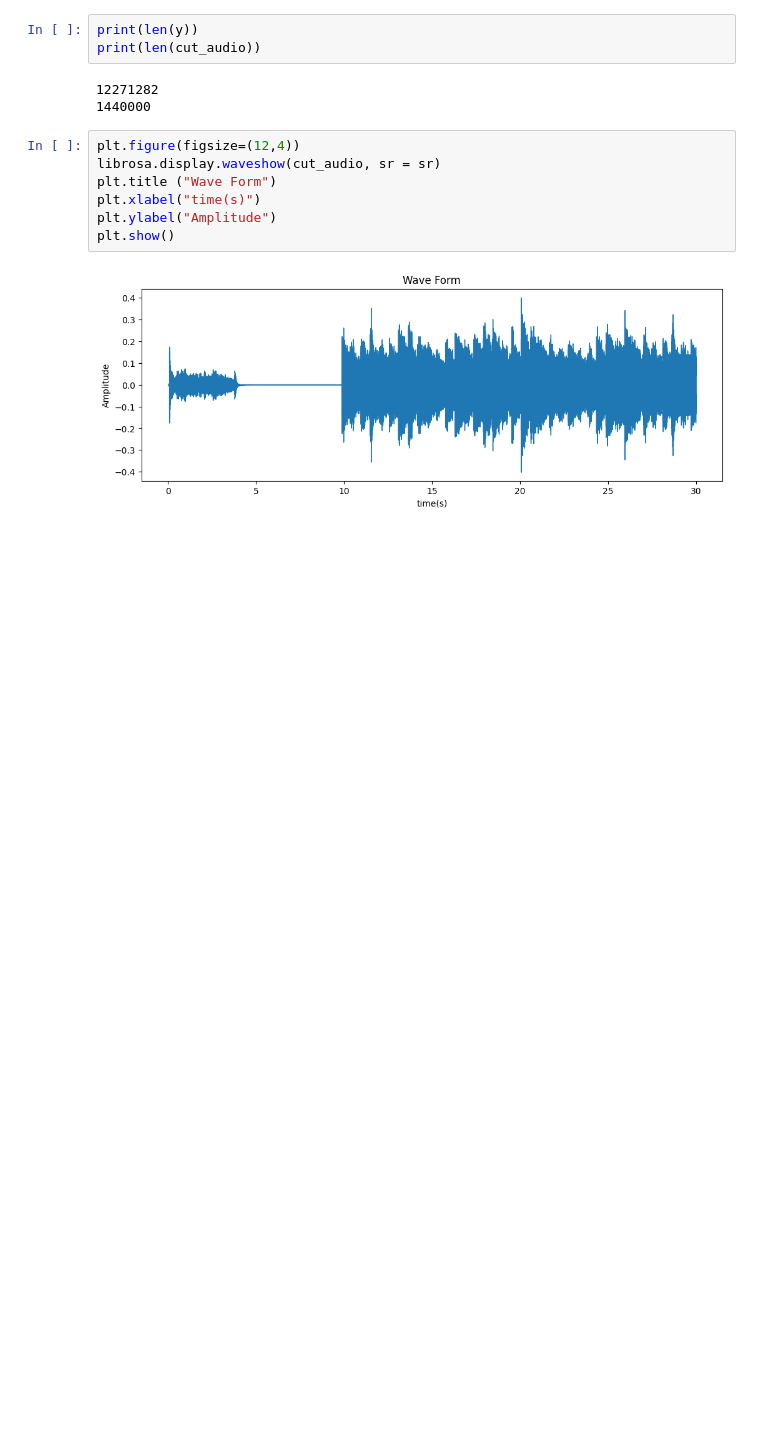
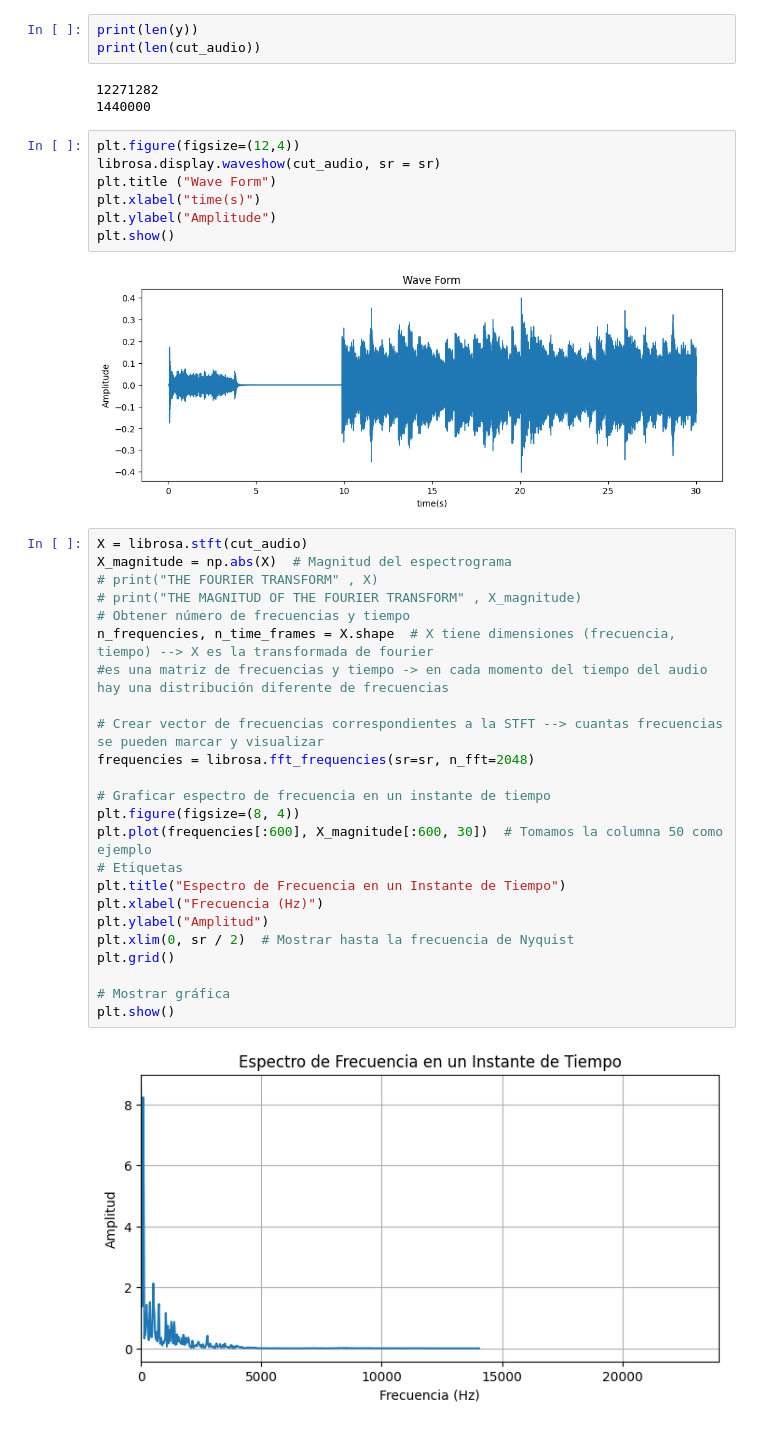
Before and after one commit to u172764/3d-musical-visualizer, a Jupyter notebook: feature-extraction.ipynb, the cells around one changed output. Cells and saved outputs as stored; diff of their text form; blank space fills up the shorter version.

```diff
--- a/feature-extraction.ipynb
+++ b/feature-extraction.ipynb
@@ -36,3 +36,29 @@ plt.ylabel("Amplitude")
 plt.show()
 # %% [output]
 [figure]
+# %%
+X = librosa.stft(cut_audio)
+X_magnitude = np.abs(X)  # Magnitud del espectrograma
+# print("THE FOURIER TRANSFORM" , X)
+# print("THE MAGNITUD OF THE FOURIER TRANSFORM" , X_magnitude)
+# Obtener número de frecuencias y tiempo
+n_frequencies, n_time_frames = X.shape  # X tiene dimensiones (frecuencia, tiempo) --> X es la transformada de fourier
+#es una matriz de frecuencias y tiempo -> en cada momento del tiempo del audio hay una distribución diferente de frecuencias
+
+# Crear vector de frecuencias correspondientes a la STFT --> cuantas frecuencias se pueden marcar y visualizar
+frequencies = librosa.fft_frequencies(sr=sr, n_fft=2048)
+
+# Graficar espectro de frecuencia en un instante de tiempo
+plt.figure(figsize=(8, 4))
+plt.plot(frequencies[:600], X_magnitude[:600, 30])  # Tomamos la columna 50 como ejemplo
+# Etiquetas
+plt.title("Espectro de Frecuencia en un Instante de Tiempo")
+plt.xlabel("Frecuencia (Hz)")
+plt.ylabel("Amplitud")
+plt.xlim(0, sr / 2)  # Mostrar hasta la frecuencia de Nyquist
+plt.grid()
+
+# Mostrar gráfica
+plt.show()
+# %% [output]
+[figure, added]
```
Also changed, not shown: parts of 2 cells of this notebook.
